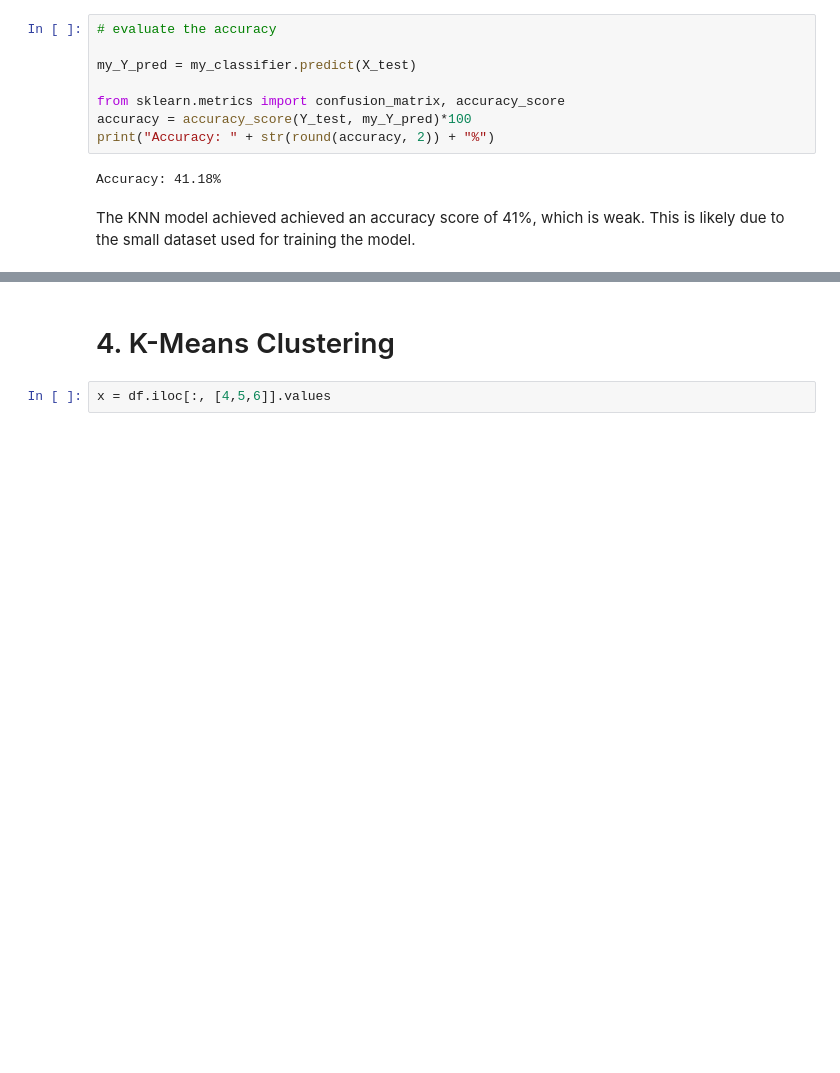
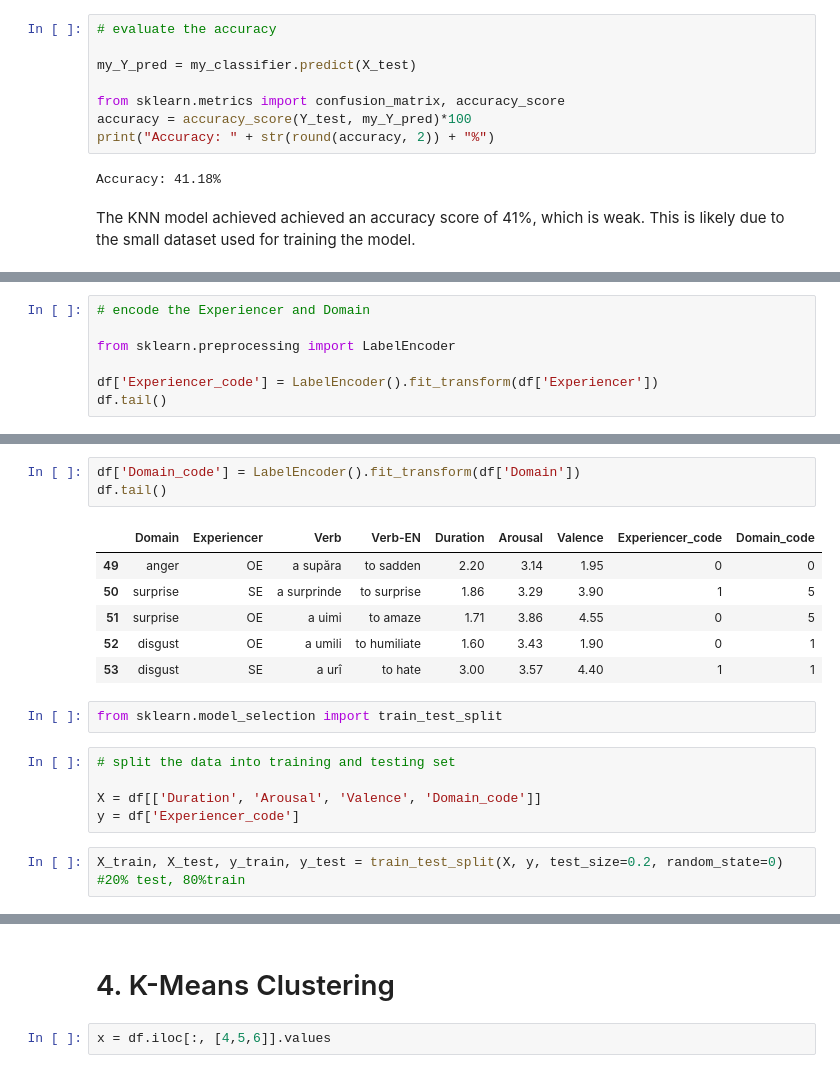
Before and after one commit to lorenanda/psych-verbs, a Jupyter notebook: psych-verbs.ipynb, the cells around one changed output, grey strips where cells are left out. Drawn from its saved outputs; the diff is of its cells as text; blank space fills up the shorter version.

```diff
--- a/psych-verbs.ipynb
+++ b/psych-verbs.ipynb
@@ -476,0 +492,7 @@ The KNN model achieved achieved an accuracy score of 41%, which is weak. This is
+# %%
+# encode the Experiencer and Domain
+
+from sklearn.preprocessing import LabelEncoder
+
+df['Experiencer_code'] = LabelEncoder().fit_transform(df['Experiencer'])
+df.tail()
@@ -476,0 +506,19 @@ The KNN model achieved achieved an accuracy score of 41%, which is weak. This is
+# %%
+df['Domain_code'] = LabelEncoder().fit_transform(df['Domain'])
+df.tail()
+# %% [output]
+|  | Domain | Experiencer | Verb | Verb-EN | Duration | Arousal | Valence | Experiencer_code | Domain_code |
+| 49 | anger | OE | a supăra | to sadden | 2.20 | 3.14 | 1.95 | 0 | 0 |
+| 50 | surprise | SE | a surprinde | to surprise | 1.86 | 3.29 | 3.90 | 1 | 5 |
+| 51 | surprise | OE | a uimi | to amaze | 1.71 | 3.86 | 4.55 | 0 | 5 |
+| 52 | disgust | OE | a umili | to humiliate | 1.60 | 3.43 | 1.90 | 0 | 1 |
+| 53 | disgust | SE | a urî | to hate | 3.00 | 3.57 | 4.40 | 1 | 1 |
+# %%
+from sklearn.model_selection import train_test_split
+# %%
+# split the data into training and testing set
+
+X = df[['Duration', 'Arousal', 'Valence', 'Domain_code']]
+y = df['Experiencer_code']
+# %%
+X_train, X_test, y_train, y_test = train_test_split(X, y, test_size=0.2, random_state=0) #20% test, 80%train
```
Also changed, not shown: parts of 7 cells of this notebook.
